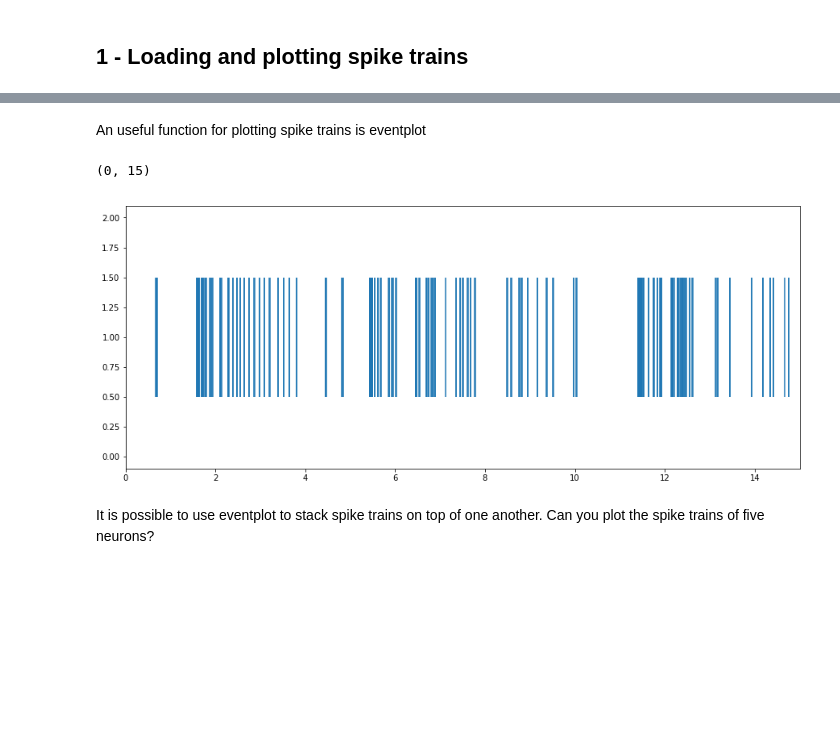
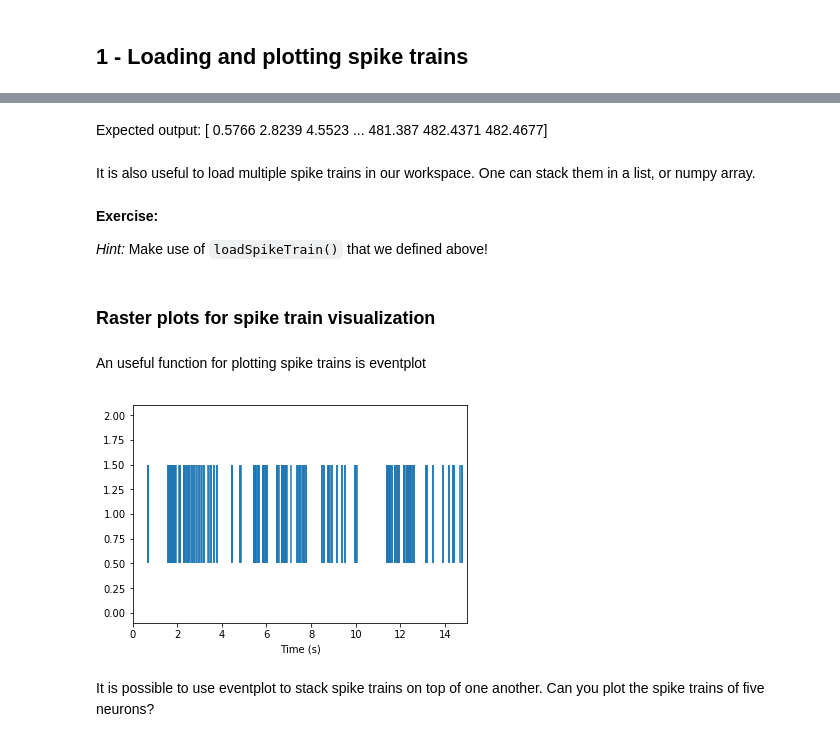
Before and after one commit to gollischlab/GGNB-python-course, a Jupyter notebook: Day1/spike_train_basics.ipynb, the cells around one changed output, grey strips where cells are left out. Drawn from its saved outputs; the diff is of its cells as text; code cells hidden in the pictures; blank space fills up the shorter version.

```diff
--- a/Day1/spike_train_basics.ipynb
+++ b/Day1/spike_train_basics.ipynb
@@ -27,10 +59,21 @@ The file above contains the spike train of a single neuron
+# %% [markdown]
+Expected output:
+[  0.5766   2.8239   4.5523 ... 481.387  482.4371 482.4677]
+# %% [markdown]
+It is also useful to load multiple spike trains in our workspace. One can stack them in a list, or numpy array.
+# %% [markdown]
+**Exercise:**
+
+*Hint:* Make use of `loadSpikeTrain()` that we defined above!
+# %% [markdown]
+### Raster plots for spike train visualization
 # %% [markdown]
 An useful function for plotting spike trains is eventplot
 # %%
-plt.eventplot(spike_times)
-plt.xlim([0,15])
+plt.eventplot(spike_times);
+plt.xlim([0,15]);
+plt.xlabel('Time (s)');
 # %% [output]
-(0, 15)
-[figure, old version]
+[figure, new version]
 # %% [markdown]
 It is possible to use eventplot to stack spike trains on top of one another. Can you plot the spike trains of five neurons?
```
Also changed, not shown: parts of 22 cells of this notebook, 19 other files.
